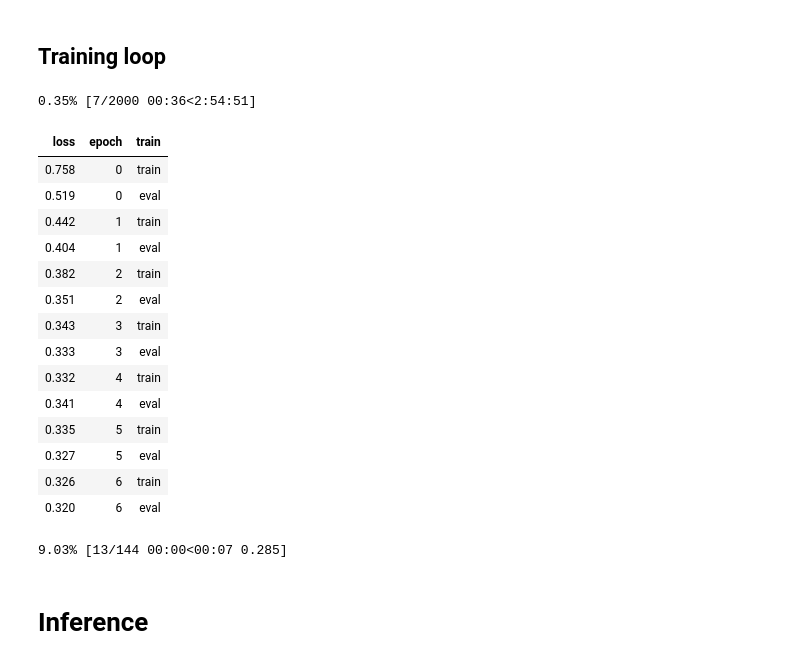
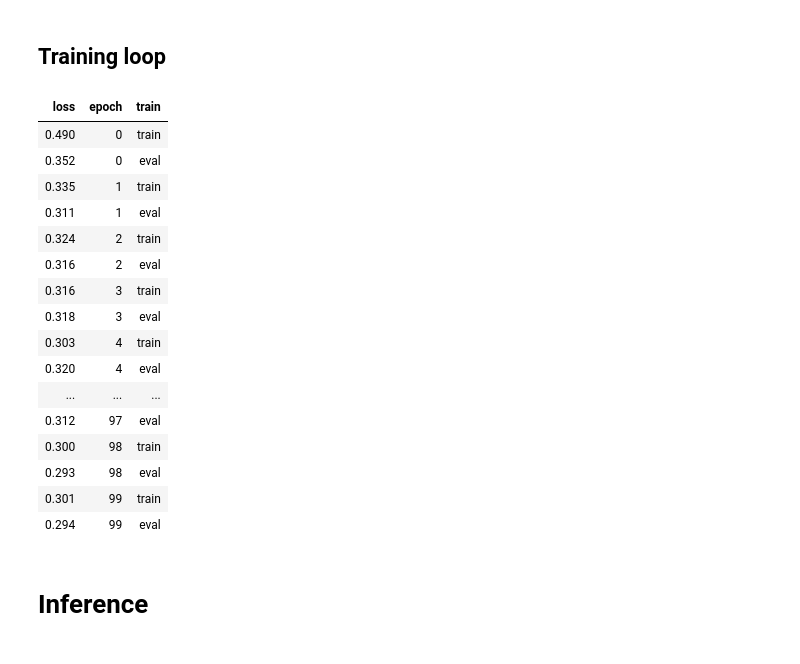
Before and after one commit to JohnRomanelis/SPVD, a Jupyter notebook: SparseClean3.ipynb, the cells around one changed output. Drawn from its saved outputs; the diff is of its cells as text; code cells hidden in the pictures.

```diff
--- a/SparseClean3.ipynb
+++ b/SparseClean3.ipynb
@@ -115,39 +117,39 @@ learn.lr_find(max_mult=3)
 # %% [markdown]
 ## Training loop
 # %%
-lr = 0.001
-epochs = 2000 #args['train_epochs'] #400
+lr = 0.005
+epochs = 100 #500 #args['train_epochs'] #400
 
 model = get_model()
 
 # scheduler
 total_steps = epochs * len(dls.train)
 sched = partial(torch.optim.lr_scheduler.OneCycleLR, max_lr=lr, total_steps = total_steps)
 
 # Callbacks
 ddpm_cb = DDPMCB()
 cbs = [ddpm_cb, DeviceCBSparse(), ProgressCB(plot=False), LossCB(), BatchSchedCB(sched), GradientClipCB()]
 
 learn = TrainLearner(model, dls, nn.MSELoss(), lr=lr, cbs=cbs, opt_func=torch.optim.Adam)
 learn.fit(epochs)
 # %% [output]
-0.35% [7/2000 00:36<2:54:51]
 | loss | epoch | train |
-| 0.758 | 0 | train |
-| 0.519 | 0 | eval |
-| 0.442 | 1 | train |
-| 0.404 | 1 | eval |
-| 0.382 | 2 | train |
-| 0.351 | 2 | eval |
-| 0.343 | 3 | train |
-| 0.333 | 3 | eval |
-| 0.332 | 4 | train |
-| 0.341 | 4 | eval |
-| 0.335 | 5 | train |
-| 0.327 | 5 | eval |
-| 0.326 | 6 | train |
-| 0.320 | 6 | eval |
+| 0.490 | 0 | train |
+| 0.352 | 0 | eval |
+| 0.335 | 1 | train |
+| 0.311 | 1 | eval |
+| 0.324 | 2 | train |
+| 0.316 | 2 | eval |
+| 0.316 | 3 | train |
+| 0.318 | 3 | eval |
+| 0.303 | 4 | train |
+| 0.320 | 4 | eval |
+| ... | ... | ... |
+| 0.312 | 97 | eval |
+| 0.300 | 98 | train |
+| 0.293 | 98 | eval |
+| 0.301 | 99 | train |
+| 0.294 | 99 | eval |
-9.03% [13/144 00:00<00:07 0.285]
 # %% [markdown]
 # Inference
 # %%
```
Also changed, not shown: parts of 4 cells of this notebook, 2 other files.
